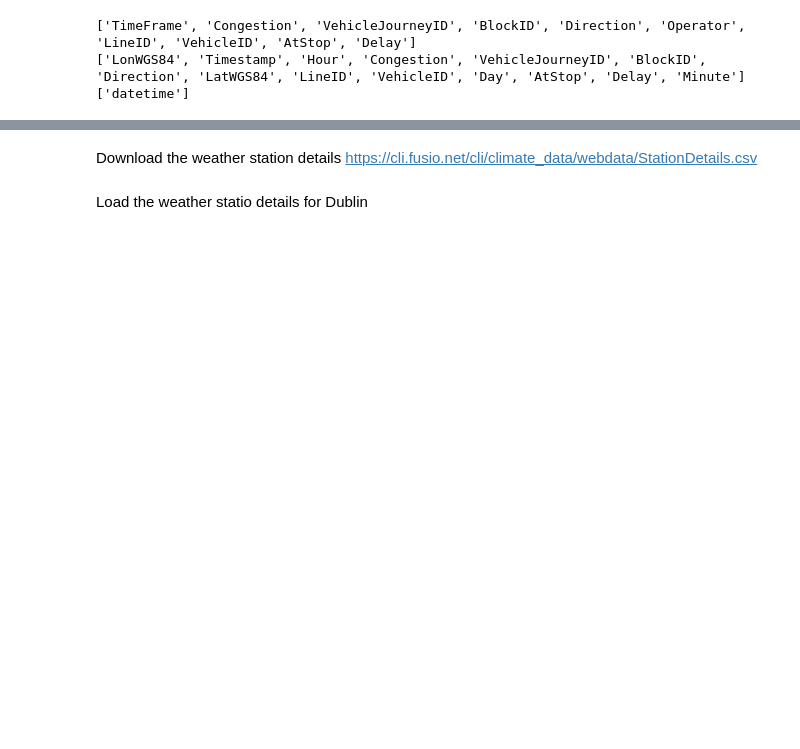
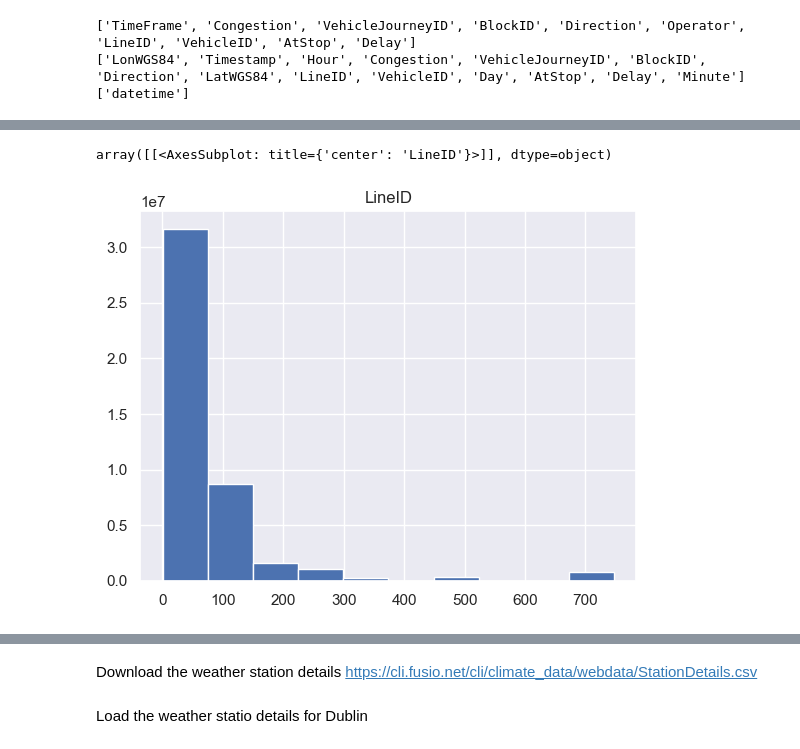
Before and after one commit to sba22230/DublinBusWeatherProject, a Jupyter notebook: CA 1 - Project Code.ipynb, the cells around one changed output, grey strips where cells are left out. Saved outputs shown, nothing was run; the diff lists cells and outputs as text; code cells hidden in the pictures; blank space fills up the shorter version.

```diff
--- a/CA 1 - Project Code.ipynb
+++ b/CA 1 - Project Code.ipynb
@@ -270,0 +329,5 @@ AtStop                  0       2    int64
+# %%
+df.hist('LineID')
+# %% [output]
+array([[<AxesSubplot: title={'center': 'LineID'}>]], dtype=object)
+[figure, added]
```
Also changed, not shown: parts of 17 cells of this notebook.
